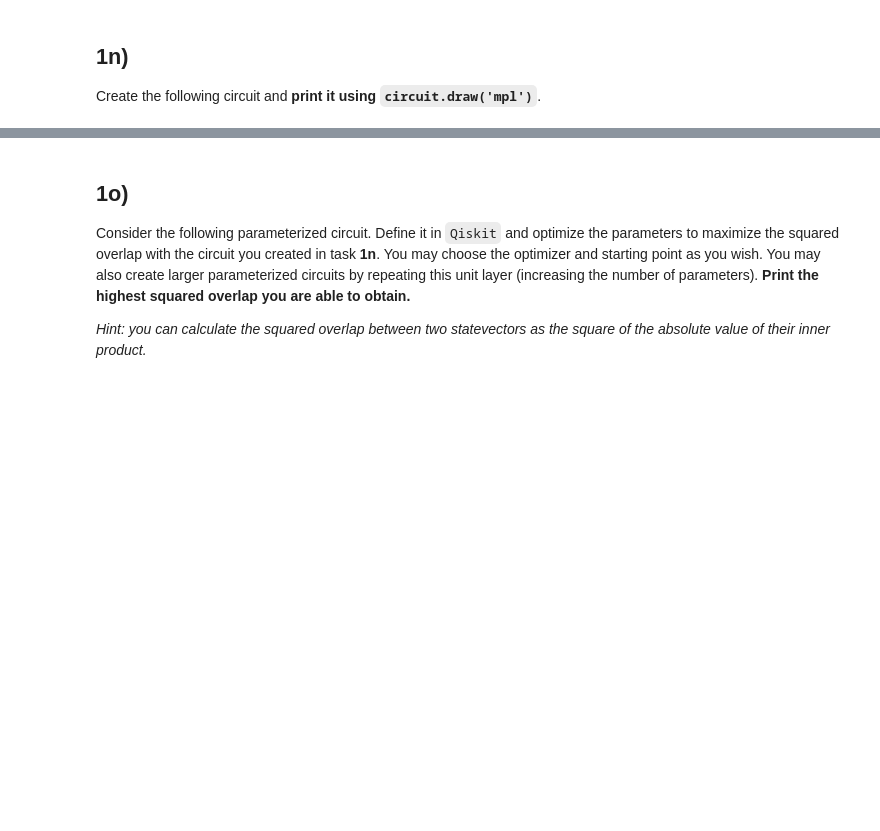
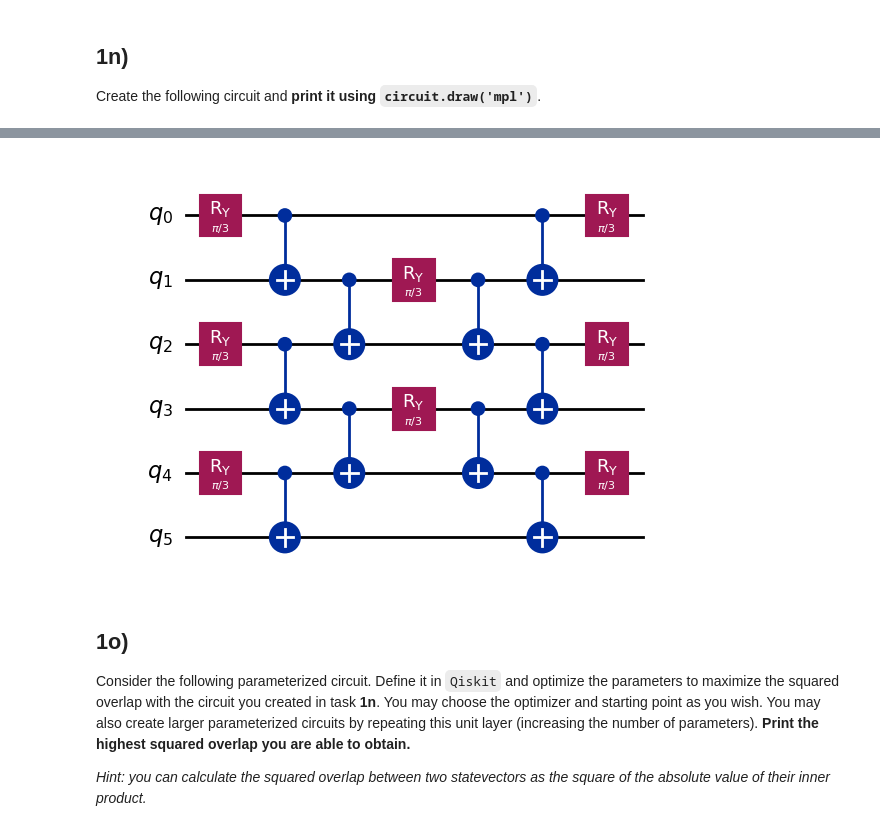
Before and after one commit to ajay-mk/VTQ-Hackathon-Solutions, a Jupyter notebook: VTQ_Hackathon_prompt.ipynb, the cells around one changed output, grey strips where cells are left out. Drawn from its saved outputs; the diff is of its cells as text; code cells hidden in the pictures; blank space fills up the shorter version.

```diff
--- a/VTQ_Hackathon_prompt.ipynb
+++ b/VTQ_Hackathon_prompt.ipynb
@@ -232,6 +469,29 @@ Repeat **1l** with the `executions` kwarg set to $10$ and $10^5$ instead of $10^
 Create the following circuit and **print it using `circuit.draw('mpl')`**.
 # %% [markdown]
 ![image.png](embedded-picture-1)
+# %%
+qc = QuantumCircuit(6)
+qc.ry(np.pi/3,0)
+qc.ry(np.pi/3,2)
+qc.ry(np.pi/3,4)
+qc.cx(0,1)
+qc.cx(2,3)
+qc.cx(4,5)
+qc.cx(1,2)
+qc.cx(3,4)
+qc.ry(np.pi/3,1)
+qc.ry(np.pi/3,3)
+qc.cx(1,2)
+qc.cx(3,4)
+qc.cx(0,1)
+qc.cx(2,3)
+qc.cx(4,5)
+qc.ry(np.pi/3,0)
+qc.ry(np.pi/3,2)
+qc.ry(np.pi/3,4)
+qc.draw('mpl')
+# %% [output]
+[figure, added]
 # %% [markdown]
 ## **1o)**
 
```
Also changed, not shown: parts of 19 cells of this notebook.
